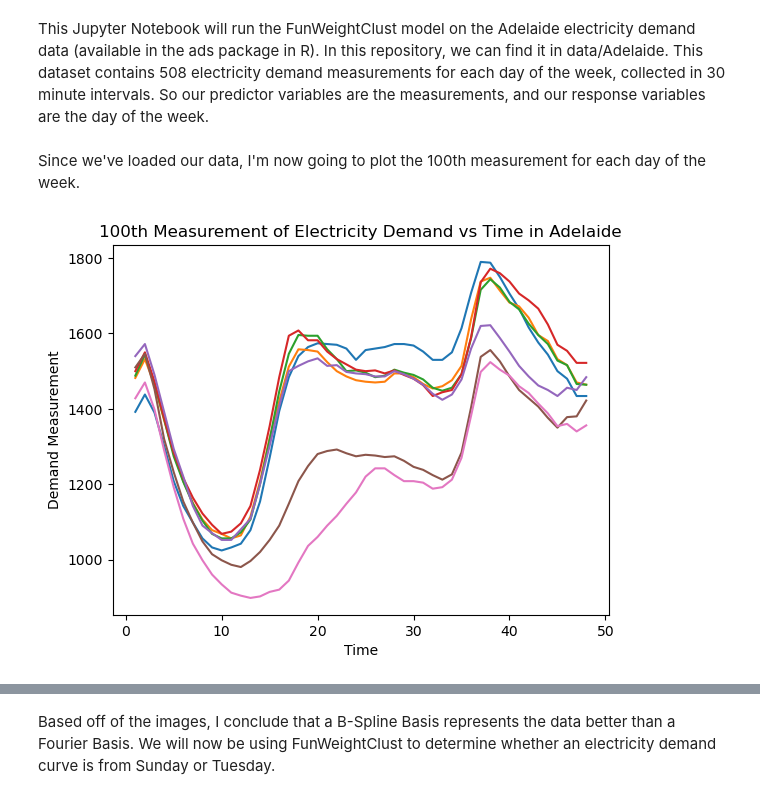
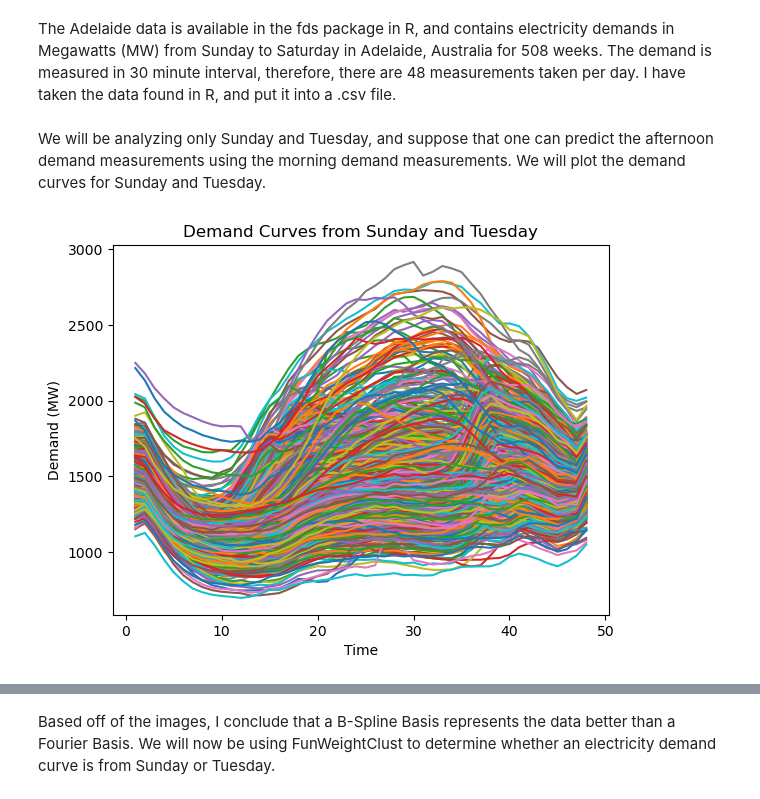
Before and after one commit to richardronyo/funWeightClust-Python, a Jupyter notebook: adelaidetest.ipynb, the cells around one changed output, grey strips where cells are left out. Drawn from its saved outputs; the diff is of its cells as text; code cells hidden in the pictures.

```diff
--- a/adelaidetest.ipynb
+++ b/adelaidetest.ipynb
@@ -1,5 +1,5 @@
-# %% [markdown]
-This Jupyter Notebook will run the FunWeightClust model on the Adelaide electricity demand data (available in the ads package in R). In this repository, we can find it in data/Adelaide. This dataset contains 508 electricity demand measurements for each day of the week, collected in 30 minute intervals. So our predictor variables are the measurements, and our response variables are the day of the week.
+# %% [markdown]
+The Adelaide data is available in the fds package in R, and contains electricity demands in Megawatts (MW) from Sunday to Saturday in Adelaide, Australia for 508 weeks. The demand is measured in 30 minute interval, therefore, there are 48 measurements taken per day. I have taken the data found in R, and put it into a .csv file.
 # %%
 from pandas import read_csv
 import funweightclust as fwc
@@ -7,14 +7,16 @@ raw_adelaide = read_csv("data/Adelaide/adelaide.csv")
 X = raw_adelaide["X"]
 Y = raw_adelaide.filter(like="Y")
 # %% [markdown]
-Since we've loaded our data, I'm now going to plot the 100th measurement for each day of the week.
+We will be analyzing only Sunday and Tuesday, and suppose that one can predict the afternoon demand measurements using the morning demand measurements. We will plot the demand curves for Sunday and Tuesday.
 # %%
 import matplotlib.pyplot as plt
 
-plt.plot(X, raw_adelaide.filter(like="100"))
+demand_curves = Y.filter(regex="Sun|Tue")
+
+plt.plot(X, demand_curves)
+plt.title("Demand Curves from Sunday and Tuesday")
 plt.xlabel("Time")
-plt.ylabel("Demand Measurement")
-plt.title("100th Measurement of Electricity Demand vs Time in Adelaide")
+plt.ylabel("Demand (MW)")
 plt.show()
 # %% [output]
-[figure, old version]
+[figure, new version]
```
Also changed, not shown: parts of 7 cells of this notebook.
